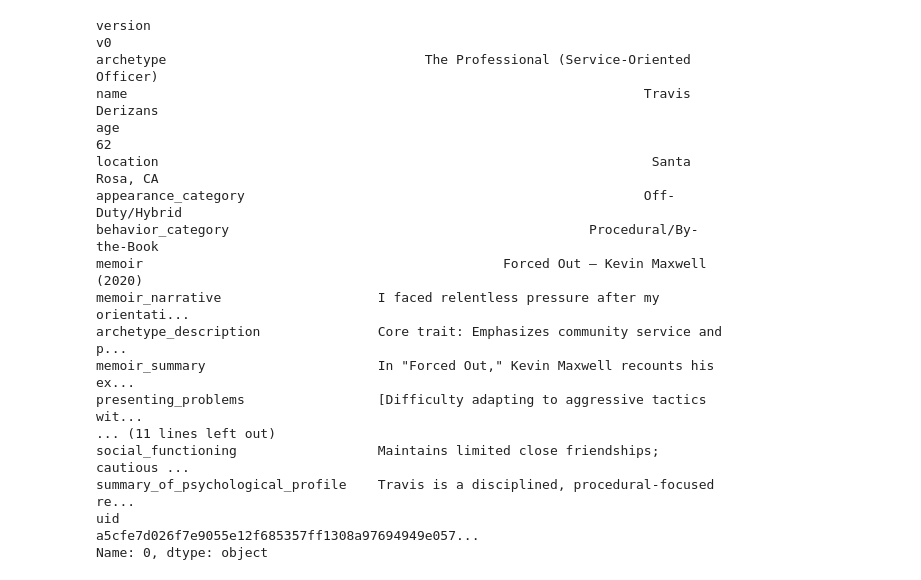
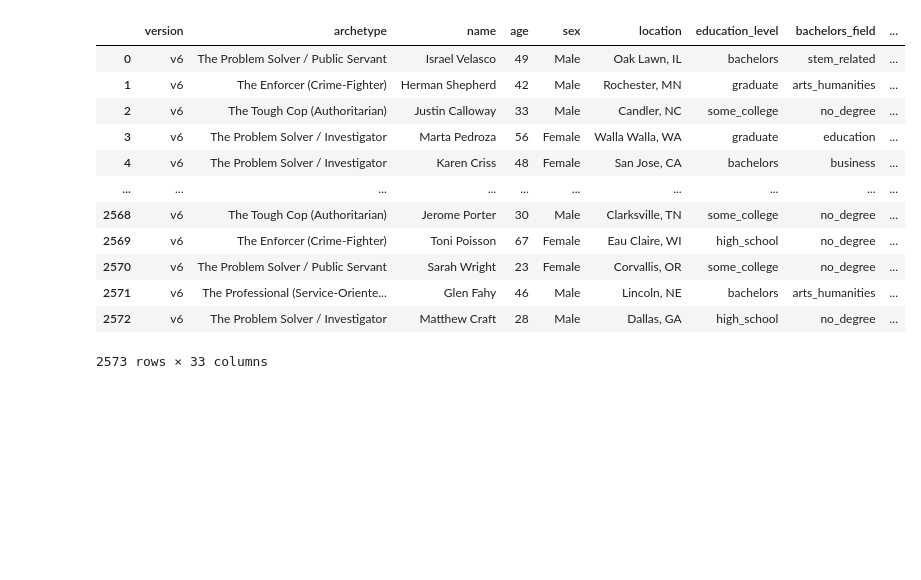
Before and after one commit to amir-abdullah-thoughtworks/psychometrics_for_LLMs, a Jupyter notebook: data_formatter/personas.ipynb, the cells around one changed output. Drawn from its saved outputs; the diff is of its cells as text; code cells hidden in the pictures; blank space fills up the shorter version.

```diff
--- a/data_formatter/personas.ipynb
+++ b/data_formatter/personas.ipynb
@@ -5,29 +5,25 @@ import json
 import pandas as pd
 import numpy as np
 # %%
-dataset = load_dataset("thoughtworks/psychometric_personas")
+dataset = load_dataset("thoughtworks/psychometrics_personas_temp")
 # %%
 df = dataset['train'].to_pandas()
 # %%
-df.iloc[0]
+df
 # %% [output]
+|  | version | archetype | name | age | sex | location | education_level | bachelors_field | ... |
+| 0 | v6 | The Problem Solver / Public Servant | Israel Velasco | 49 | Male | Oak Lawn, IL | bachelors | stem_related | ... |
+| 1 | v6 | The Enforcer (Crime-Fighter) | Herman Shepherd | 42 | Male | Rochester, MN | graduate | arts_humanities | ... |
+| 2 | v6 | The Tough Cop (Authoritarian) | Justin Calloway | 33 | Male | Candler, NC | some_college | no_degree | ... |
+| 3 | v6 | The Problem Solver / Investigator | Marta Pedroza | 56 | Female | Walla Walla, WA | graduate | education | ... |
+| 4 | v6 | The Problem Solver / Investigator | Karen Criss | 48 | Female | San Jose, CA | bachelors | business | ... |
+| ... | ... | ... | ... | ... | ... | ... | ... | ... | ... |
+| 2568 | v6 | The Tough Cop (Authoritarian) | Jerome Porter | 30 | Male | Clarksville, TN | some_college | no_degree | ... |
+| 2569 | v6 | The Enforcer (Crime-Fighter) | Toni Poisson | 67 | Female | Eau Claire, WI | high_school | no_degree | ... |
+| 2570 | v6 | The Problem Solver / Public Servant | Sarah Wright | 23 | Female | Corvallis, OR | some_college | no_degree | ... |
+| 2571 | v6 | The Professional (Service-Oriente... | Glen Fahy | 46 | Male | Lincoln, NE | bachelors | arts_humanities | ... |
+| 2572 | v6 | The Problem Solver / Investigator | Matthew Craft | 28 | Male | Dallas, GA | high_school | no_degree | ... |
-version                                                                            v0
-archetype                                 The Professional (Service-Oriented Officer)
-name                                                                  Travis Derizans
-age                                                                                62
-location                                                               Santa Rosa, CA
-appearance_category                                                   Off-Duty/Hybrid
-behavior_category                                              Procedural/By-the-Book
-memoir                                              Forced Out — Kevin Maxwell (2020)
-memoir_narrative                    I faced relentless pressure after my orientati...
-archetype_description               Core trait: Emphasizes community service and p...
-memoir_summary                      In "Forced Out," Kevin Maxwell recounts his ex...
-presenting_problems                 [Difficulty adapting to aggressive tactics wit...
-... (11 lines left out)
-social_functioning                  Maintains limited close friendships; cautious ...
-summary_of_psychological_profile    Travis is a disciplined, procedural-focused re...
-uid                                 a5cfe7d026f7e9055e12f685357ff1308a97694949e057...
-Name: 0, dtype: object
+2573 rows × 33 columns
 # %%
 from typing import Dict, List, Optional
 
```
Also changed, not shown: parts of 8 cells of this notebook, 6 other files.
